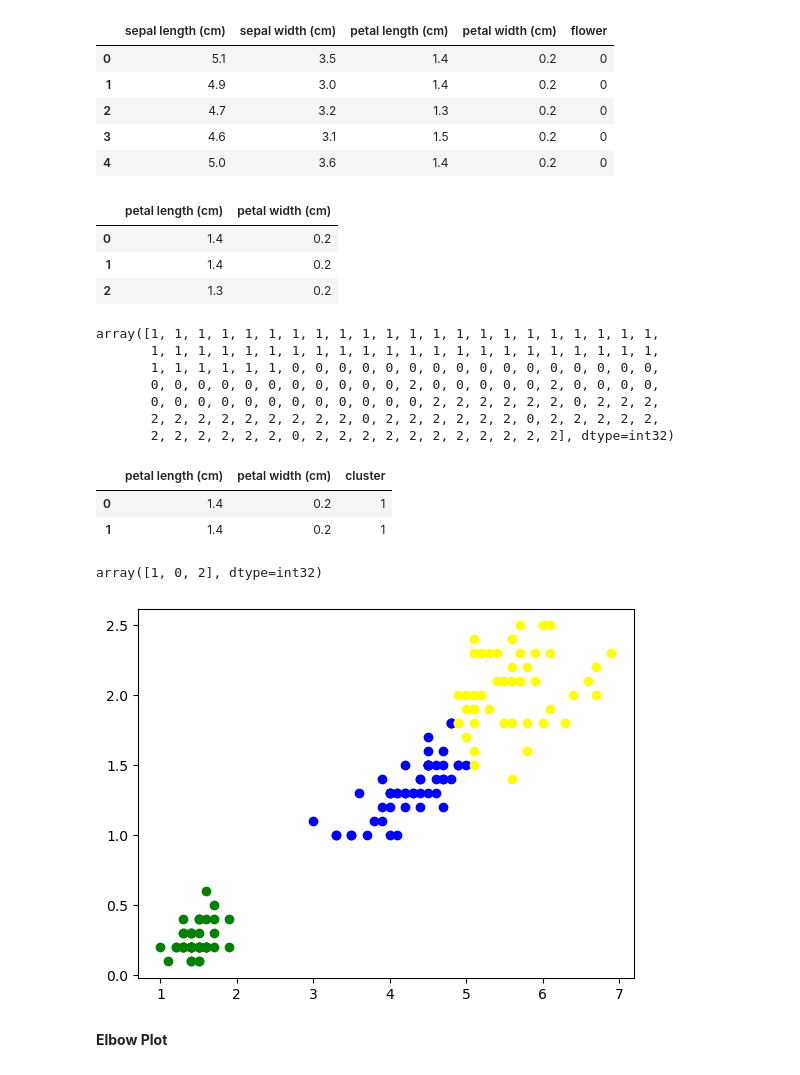
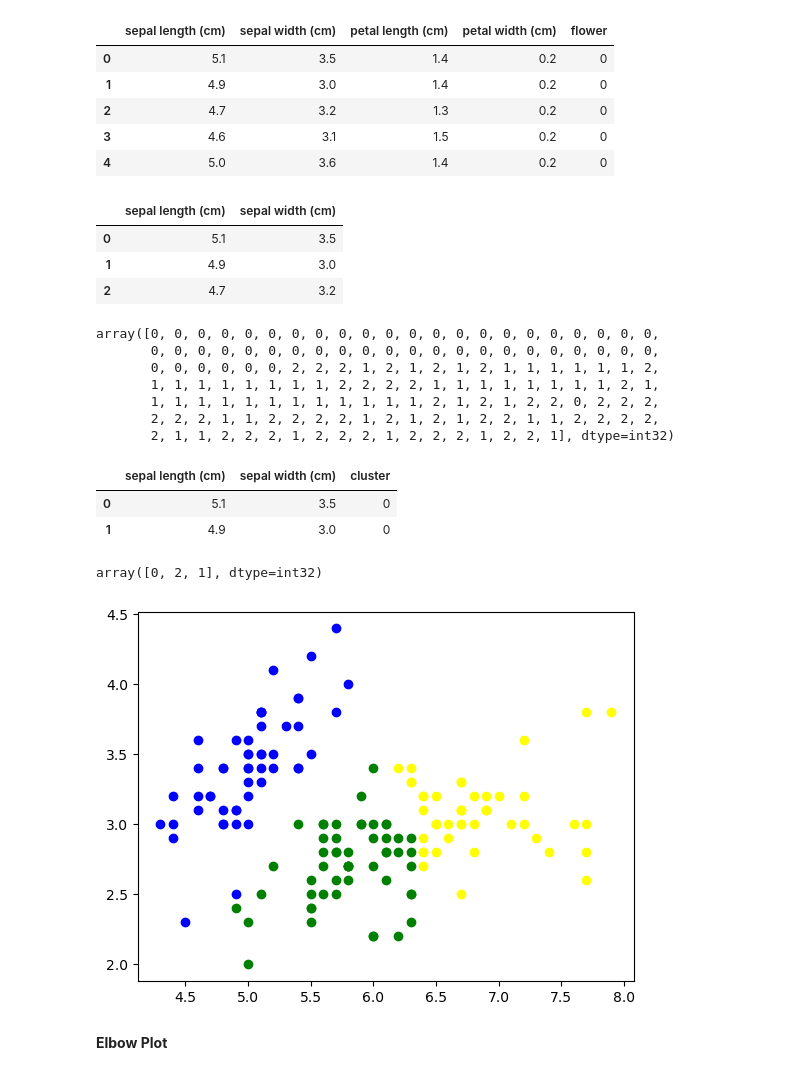
Before and after one commit to KalebAsratemedhin/ML-labs, a Jupyter notebook: K-means/k-means-clustering.ipynb, the cells around one changed output. Cells and saved outputs as stored; diff of their text form; code cells hidden in the pictures.

```diff
--- a/K-means/k-means-clustering.ipynb
+++ b/K-means/k-means-clustering.ipynb
@@ -34,48 +34,48 @@ df.head()
 | 3 | 4.6 | 3.1 | 1.5 | 0.2 | 0 |
 | 4 | 5.0 | 3.6 | 1.4 | 0.2 | 0 |
 # %%
-df.drop(['sepal length (cm)', 'sepal width (cm)', 'flower'],axis='columns',inplace=True)
+df.drop(['petal length (cm)', 'petal width (cm)', 'flower'],axis='columns',inplace=True)
 # %%
 df.head(3)
 # %% [output]
-|  | petal length (cm) | petal width (cm) |
-| 0 | 1.4 | 0.2 |
-| 1 | 1.4 | 0.2 |
-| 2 | 1.3 | 0.2 |
+|  | sepal length (cm) | sepal width (cm) |
+| 0 | 5.1 | 3.5 |
+| 1 | 4.9 | 3.0 |
+| 2 | 4.7 | 3.2 |
 # %%
 km = KMeans(n_clusters=3)
 yp = km.fit_predict(df)
 yp
 # %% [output]
-array([1, 1, 1, 1, 1, 1, 1, 1, 1, 1, 1, 1, 1, 1, 1, 1, 1, 1, 1, 1, 1, 1,
-       1, 1, 1, 1, 1, 1, 1, 1, 1, 1, 1, 1, 1, 1, 1, 1, 1, 1, 1, 1, 1, 1,
-       1, 1, 1, 1, 1, 1, 0, 0, 0, 0, 0, 0, 0, 0, 0, 0, 0, 0, 0, 0, 0, 0,
-       0, 0, 0, 0, 0, 0, 0, 0, 0, 0, 0, 2, 0, 0, 0, 0, 0, 2, 0, 0, 0, 0,
-       0, 0, 0, 0, 0, 0, 0, 0, 0, 0, 0, 0, 2, 2, 2, 2, 2, 2, 0, 2, 2, 2,
-       2, 2, 2, 2, 2, 2, 2, 2, 2, 0, 2, 2, 2, 2, 2, 2, 0, 2, 2, 2, 2, 2,
-       2, 2, 2, 2, 2, 2, 0, 2, 2, 2, 2, 2, 2, 2, 2, 2, 2, 2], dtype=int32)
+array([0, 0, 0, 0, 0, 0, 0, 0, 0, 0, 0, 0, 0, 0, 0, 0, 0, 0, 0, 0, 0, 0,
+       0, 0, 0, 0, 0, 0, 0, 0, 0, 0, 0, 0, 0, 0, 0, 0, 0, 0, 0, 0, 0, 0,
+       0, 0, 0, 0, 0, 0, 2, 2, 2, 1, 2, 1, 2, 1, 2, 1, 1, 1, 1, 1, 1, 2,
+       1, 1, 1, 1, 1, 1, 1, 1, 2, 2, 2, 2, 1, 1, 1, 1, 1, 1, 1, 1, 2, 1,
+       1, 1, 1, 1, 1, 1, 1, 1, 1, 1, 1, 1, 2, 1, 2, 1, 2, 2, 0, 2, 2, 2,
+       2, 2, 2, 1, 1, 2, 2, 2, 2, 1, 2, 1, 2, 1, 2, 2, 1, 1, 2, 2, 2, 2,
+       2, 1, 1, 2, 2, 2, 1, 2, 2, 2, 1, 2, 2, 2, 1, 2, 2, 1], dtype=int32)
 # %%
 df['cluster'] = yp
 df.head(2)
 # %% [output]
-|  | petal length (cm) | petal width (cm) | cluster |
-| 0 | 1.4 | 0.2 | 1 |
-| 1 | 1.4 | 0.2 | 1 |
+|  | sepal length (cm) | sepal width (cm) | cluster |
+| 0 | 5.1 | 3.5 | 0 |
+| 1 | 4.9 | 3.0 | 0 |
 # %%
 df.cluster.unique()
 # %% [output]
-array([1, 0, 2], dtype=int32)
+array([0, 2, 1], dtype=int32)
 # %%
 df1 = df[df.cluster==0]
 df2 = df[df.cluster==1]
 df3 = df[df.cluster==2]
 # %%
-plt.scatter(df1['petal length (cm)'],df1['petal width (cm)'],color='blue')
-plt.scatter(df2['petal length (cm)'],df2['petal width (cm)'],color='green')
-plt.scatter(df3['petal length (cm)'],df3['petal width (cm)'],color='yellow')
+plt.scatter(df1['sepal length (cm)'],df1['sepal width (cm)'],color='blue')
+plt.scatter(df2['sepal length (cm)'],df2['sepal width (cm)'],color='green')
+plt.scatter(df3['sepal length (cm)'],df3['sepal width (cm)'],color='yellow')
 plt.show()
 # %% [output]
-[figure, old version]
+[figure, new version]
 # %% [markdown]
 **Elbow Plot**
 # %%
```
Also changed, not shown: parts of 1 cell of this notebook, 1 other file.
